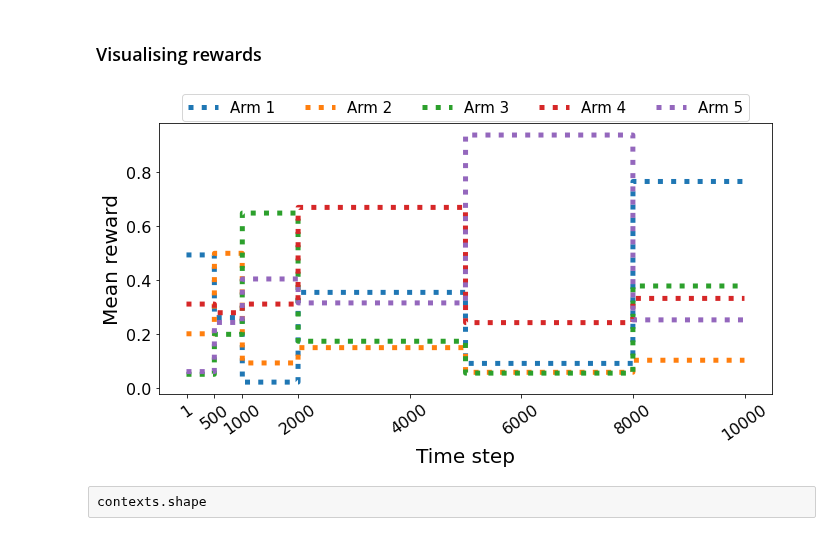
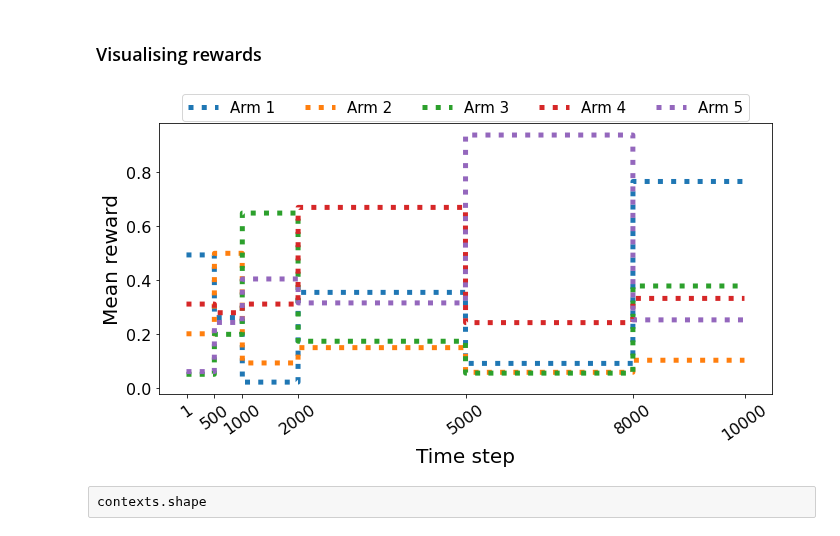
Before and after one commit to saeedghoorchian/NCC-Bandits, a Jupyter notebook: experiments/synthetic/1_synthetic_data_creation.ipynb, the cells around one changed output. Cells and saved outputs as stored; diff of their text form; code cells hidden in the pictures.

```diff
--- a/experiments/synthetic/1_synthetic_data_creation.ipynb
+++ b/experiments/synthetic/1_synthetic_data_creation.ipynb
@@ -247,24 +247,24 @@ To use the future default and silence this warning we advise to pass `rcond=None
 # %%
 fig, ax = plt.subplots(1,1, figsize=(11,5))
 for arm in range(N_ARMS):
     ax.plot(mean_rewards[:, arm], label=f"Arm {arm+1}", linestyle=':', linewidth=5)
 
 
 
-extraticks = [1, 500, 1000]
-plt.xticks(list(plt.xticks()[0][2:-1]) + extraticks, rotation=35, fontsize=16)
+extraticks = [1, 500, 1000, 2000, 5000, 8000, 10000]
+plt.xticks(extraticks, rotation=35, fontsize=16)
 plt.yticks(fontsize=16)
 
 ax.set_xlabel('Time step', fontsize=20)
 ax.set_ylabel('Mean reward', fontsize=20)
 
 lgd = ax.legend(loc=9, ncol=5, bbox_to_anchor=(0.5, 1.132), prop={'size': 15})
 plt.savefig('mean_rewards.pdf', dpi=300, bbox_extra_artists=(lgd,), bbox_inches='tight')
 
 
 plt.show()
 # %% [output]
-[figure, old version]
+[figure, new version]
 # %% [raw]
 contexts.shape
 # %%
```
Also changed, not shown: parts of 8 cells of this notebook.
